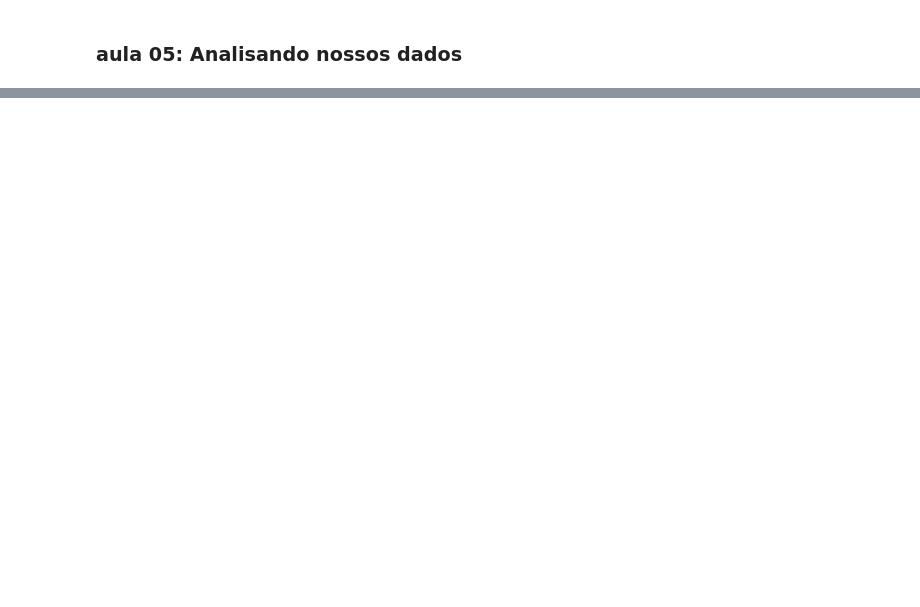
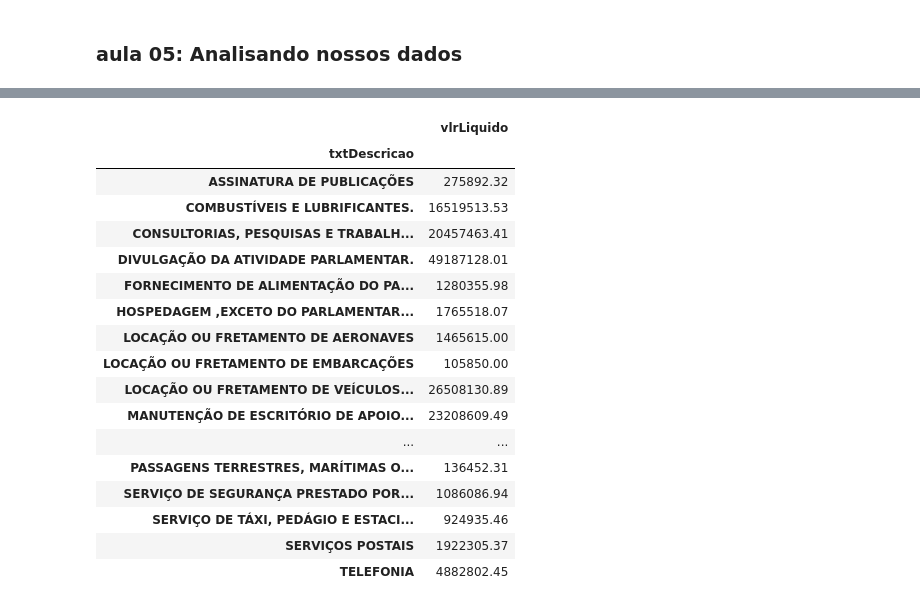
Before and after one commit to escola-de-dados/python-inovacao-civica, a Jupyter notebook: modulo_2/M2-part2.ipynb, the cells around one changed output, grey strips where cells are left out. Drawn from its saved outputs; the diff is of its cells as text; code cells hidden in the pictures; blank space fills up the shorter version.

```diff
--- a/modulo_2/M2-part2.ipynb
+++ b/modulo_2/M2-part2.ipynb
@@ -168,0 +248,21 @@ df_reimbursements_2020.groupby(["txtCNPJCPF", "txtFornecedor"], as_index=False)
+# %%
+df.groupby('txtDescricao')['vlrLiquido'].sum().to_frame()
+# %% [output]
+|  | vlrLiquido |
+| txtDescricao |  |
+| ASSINATURA DE PUBLICAÇÕES | 275892.32 |
+| COMBUSTÍVEIS E LUBRIFICANTES. | 16519513.53 |
+| CONSULTORIAS, PESQUISAS E TRABALH... | 20457463.41 |
+| DIVULGAÇÃO DA ATIVIDADE PARLAMENTAR. | 49187128.01 |
+| FORNECIMENTO DE ALIMENTAÇÃO DO PA... | 1280355.98 |
+| HOSPEDAGEM ,EXCETO DO PARLAMENTAR... | 1765518.07 |
+| LOCAÇÃO OU FRETAMENTO DE AERONAVES | 1465615.00 |
+| LOCAÇÃO OU FRETAMENTO DE EMBARCAÇÕES | 105850.00 |
+| LOCAÇÃO OU FRETAMENTO DE VEÍCULOS... | 26508130.89 |
+| MANUTENÇÃO DE ESCRITÓRIO DE APOIO... | 23208609.49 |
+| ... | ... |
+| PASSAGENS TERRESTRES, MARÍTIMAS O... | 136452.31 |
+| SERVIÇO DE SEGURANÇA PRESTADO POR... | 1086086.94 |
+| SERVIÇO DE TÁXI, PEDÁGIO E ESTACI... | 924935.46 |
+| SERVIÇOS POSTAIS | 1922305.37 |
+| TELEFONIA | 4882802.45 |
```
Also changed, not shown: parts of 51 cells of this notebook, 2 other files.
